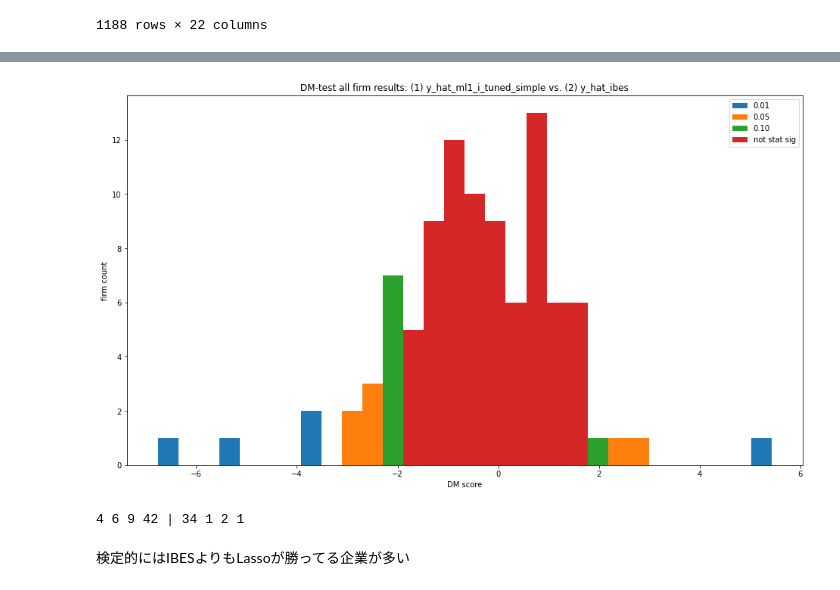
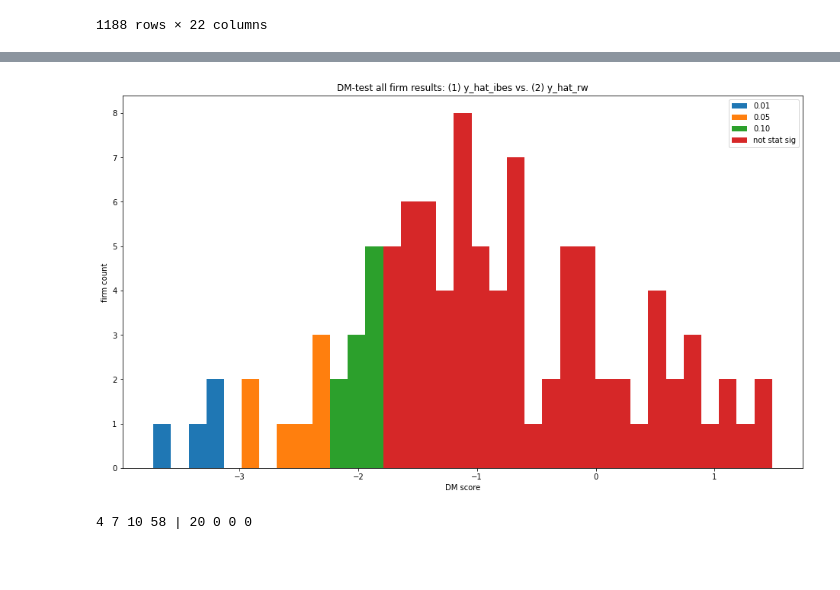
Before and after one commit to hessihan/eps_foracasting, a Jupyter notebook: notebooks/semi_report_next.ipynb, the cells around one changed output, grey strips where cells are left out. Drawn from its saved outputs; the diff is of its cells as text; code cells hidden in the pictures; blank space fills up the shorter version.

```diff
--- a/notebooks/semi_report_next.ipynb
+++ b/notebooks/semi_report_next.ipynb
@@ -131,27 +248,5 @@ print(p_1n, p1_5n, p5_10n, p10_n, "|", p10_p, p5_10p, p1_5p, p_1p)
-# %%
-method_1 = "y_hat_ml1_i_tuned_simple"
-method_2 = "y_hat_ibes"
-dm_mape = dm_table(y_hats_all, method_1, method_2, crit="MAPE")
-
-# pivot and plot
-dm_mape.pivot(columns="sig_level", values="DM").plot.hist(bins=30, figsize=(16, 9))
-plt.xlabel("DM score")
-plt.ylabel("firm count")
-plt.legend()
-plt.title("DM-test all firm results: (1) " + method_1 + " vs. (2) " + method_2)
-plt.show()
-
-p_1n = (dm_mape[dm_mape["p_value"] <= 0.010]["DM"] < 0).sum()
-p1_5n = (dm_mape[(dm_mape["p_value"] <= 0.05) & (dm_mape["p_value"] > 0.01)]["DM"] < 0).sum()
-p5_10n = (dm_mape[(dm_mape["p_value"] <= 0.10) & (dm_mape["p_value"] > 0.05)]["DM"] < 0).sum()
-p10_n = (dm_mape[dm_mape["p_value"] > 0.10]["DM"] < 0).sum()
-p10_p = (dm_mape[dm_mape["p_value"] > 0.10]["DM"] > 0).sum()
-p5_10p = (dm_mape[(dm_mape["p_value"] <= 0.10) & (dm_mape["p_value"] > 0.05)]["DM"] > 0).sum()
-p1_5p = (dm_mape[(dm_mape["p_value"] <= 0.05) & (dm_mape["p_value"] > 0.01)]["DM"] > 0).sum()
-p_1p = (dm_mape[dm_mape["p_value"] <= 0.010]["DM"] > 0).sum()
-print(p_1n, p1_5n, p5_10n, p10_n, "|", p10_p, p5_10p, p1_5p, p_1p)
-# %% [output]
-[figure, removed]
-4 6 9 42 | 34 1 2 1
-# %% [markdown]
-検定的にはIBESよりもLassoが勝ってる企業が多い
+# %%
+dm_stats_hist(method_2="y_hat_rw", method_1="y_hat_ibes", y_hats=y_hats_all_vsibes)
+# %% [output]
+[figure, added]
+4 7 10 58 | 20 0 0 0
```
Also changed, not shown: parts of 30 cells of this notebook, 28 other files.
